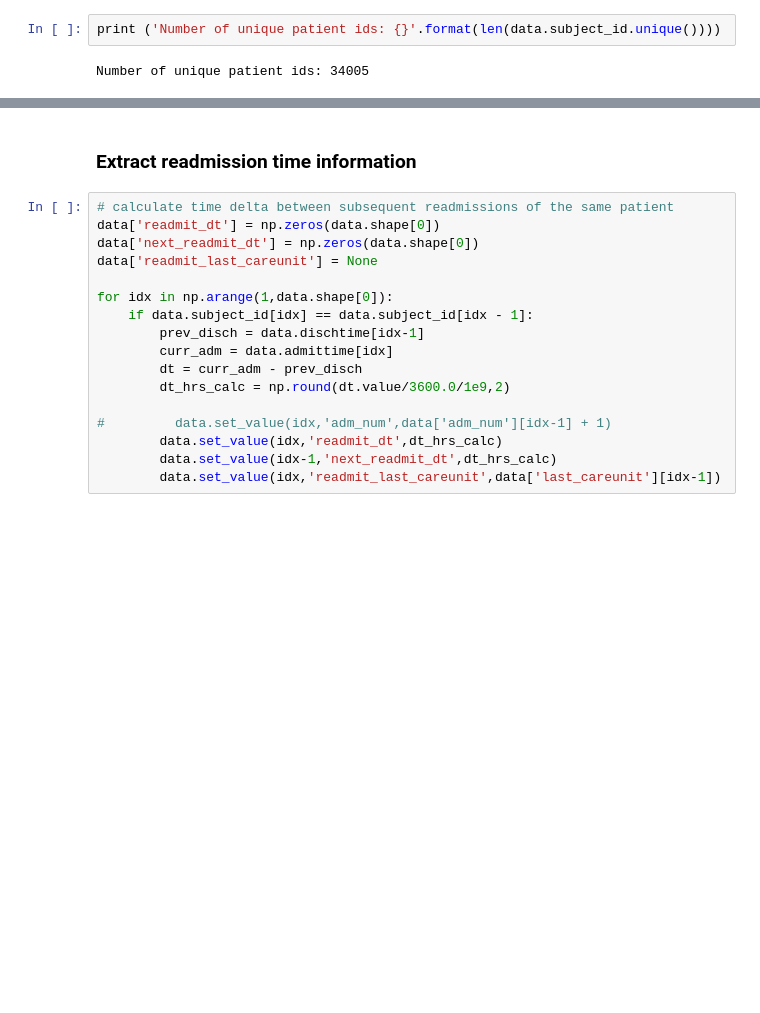
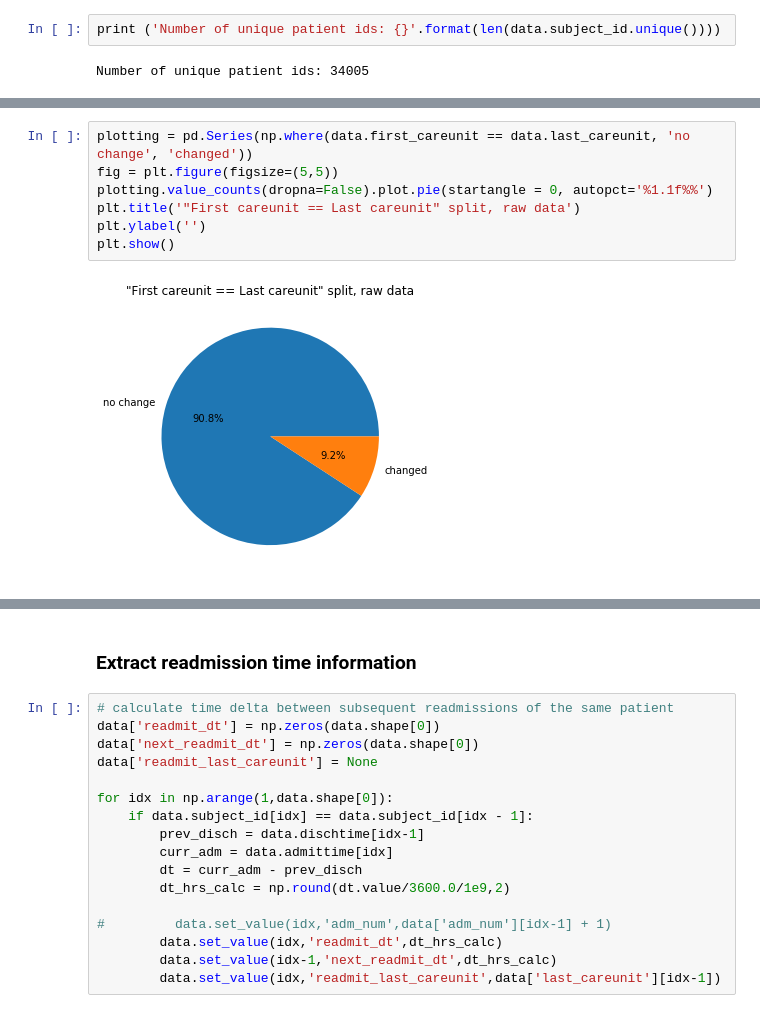
Before and after one commit to NicolasHu11/Short-Long-Term-Mortality-Prediction, a Jupyter notebook: Process Books/1_create_dataframe.ipynb, the cells around one changed output, grey strips where cells are left out. Drawn from its saved outputs; the diff is of its cells as text; blank space fills up the shorter version.

```diff
--- a/Process Books/1_create_dataframe.ipynb
+++ b/Process Books/1_create_dataframe.ipynb
@@ -136,0 +291,9 @@ Text(0, 0.5, '')
+# %%
+plotting = pd.Series(np.where(data.first_careunit == data.last_careunit, 'no change', 'changed'))
+fig = plt.figure(figsize=(5,5))
+plotting.value_counts(dropna=False).plot.pie(startangle = 0, autopct='%1.1f%%')
+plt.title('"First careunit == Last careunit" split, raw data')
+plt.ylabel('')
+plt.show()
+# %% [output]
+[figure, added]
```
Also changed, not shown: parts of 32 cells of this notebook.
